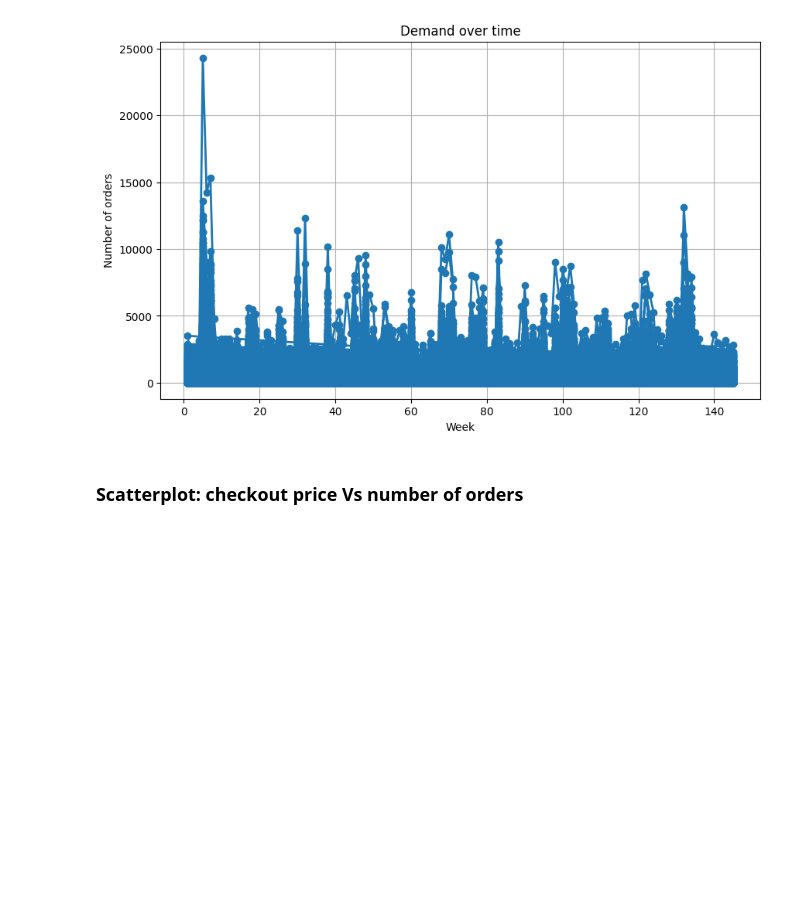
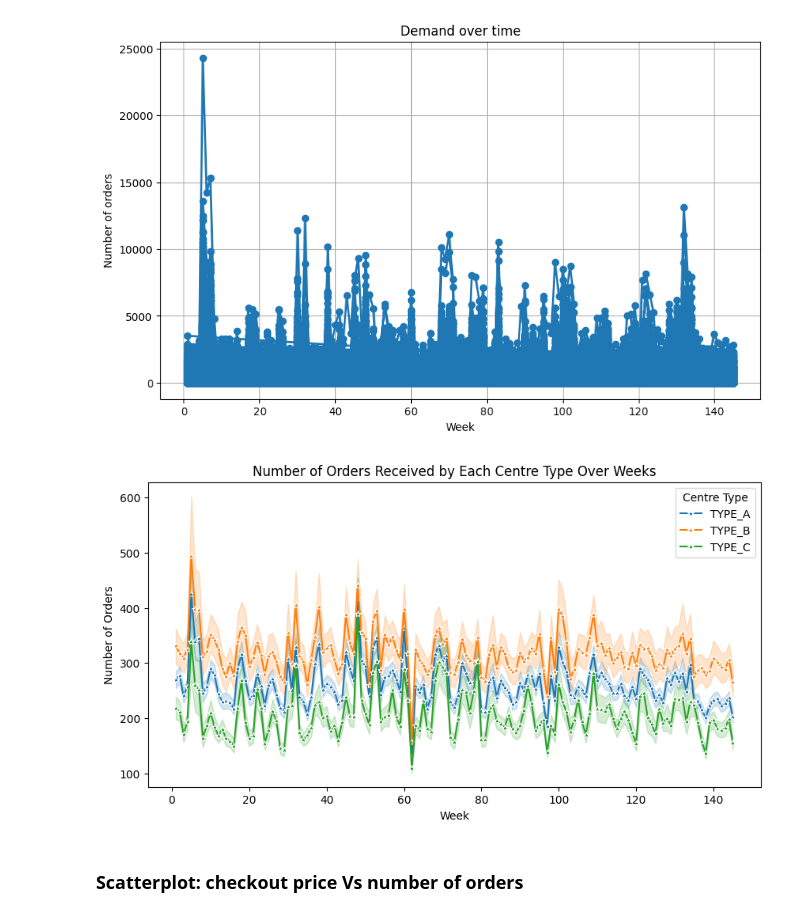
Before and after one commit to JYOTHY-DAS/hackathon-ml-food-demand-forecasting, a Jupyter notebook: notebooks/01_exploratory.ipynb, the cells around one changed output. Cells and saved outputs as stored; diff of their text form; code cells hidden in the pictures; blank space fills up the shorter version.

```diff
--- a/notebooks/01_exploratory.ipynb
+++ b/notebooks/01_exploratory.ipynb
@@ -391,6 +391,23 @@ plt.grid(True) #Add grid lines
 plt.show()
 # %% [output]
 [figure]
+# %%
+# Set the figure size
+plt.figure(figsize=(10, 5))
+
+# Plot the trend for each center type
+sns.lineplot(data=final_train_df, x="week", y="num_orders", hue="center_type", marker="*")
+
+# Add labels and title
+plt.xlabel("Week")
+plt.ylabel("Number of Orders")
+plt.title("Number of Orders Received by Each Centre Type Over Weeks")
+plt.legend(title="Centre Type")
+
+# Show the plot
+plt.show()
+# %% [output]
+[figure, added]
 # %% [markdown]
 ### Scatterplot: checkout price Vs number of orders
 # %%
```
Also changed, not shown: 2 other files.
